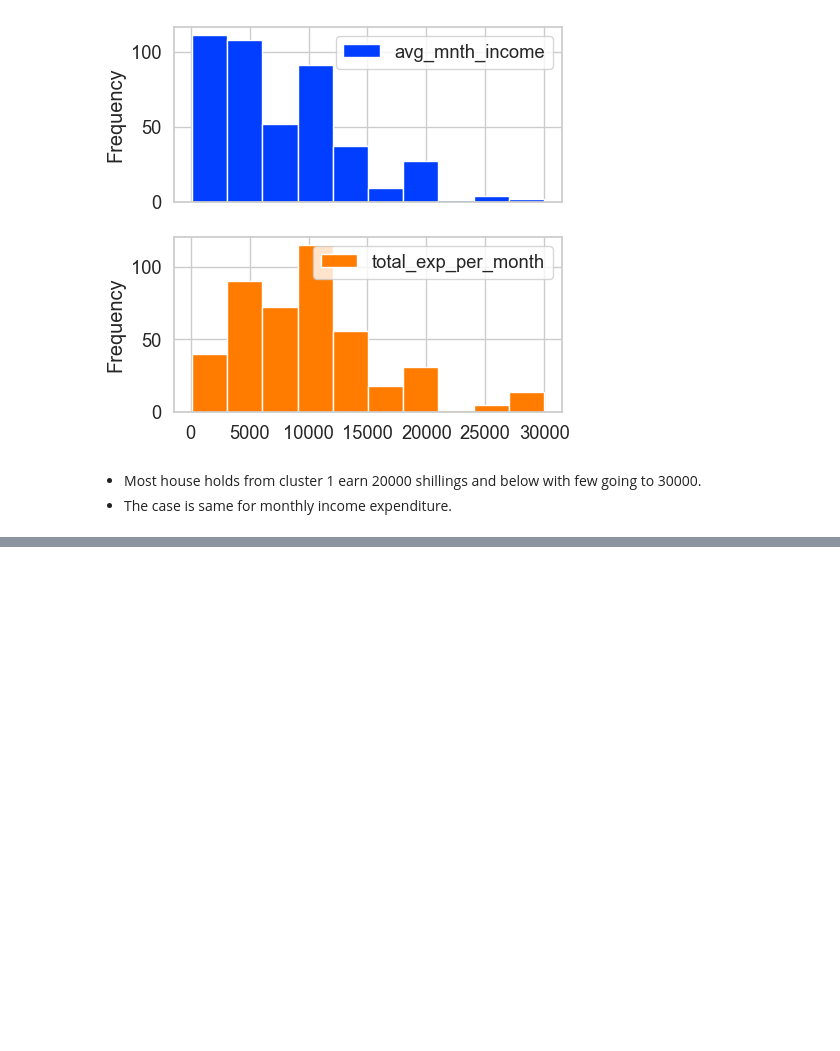
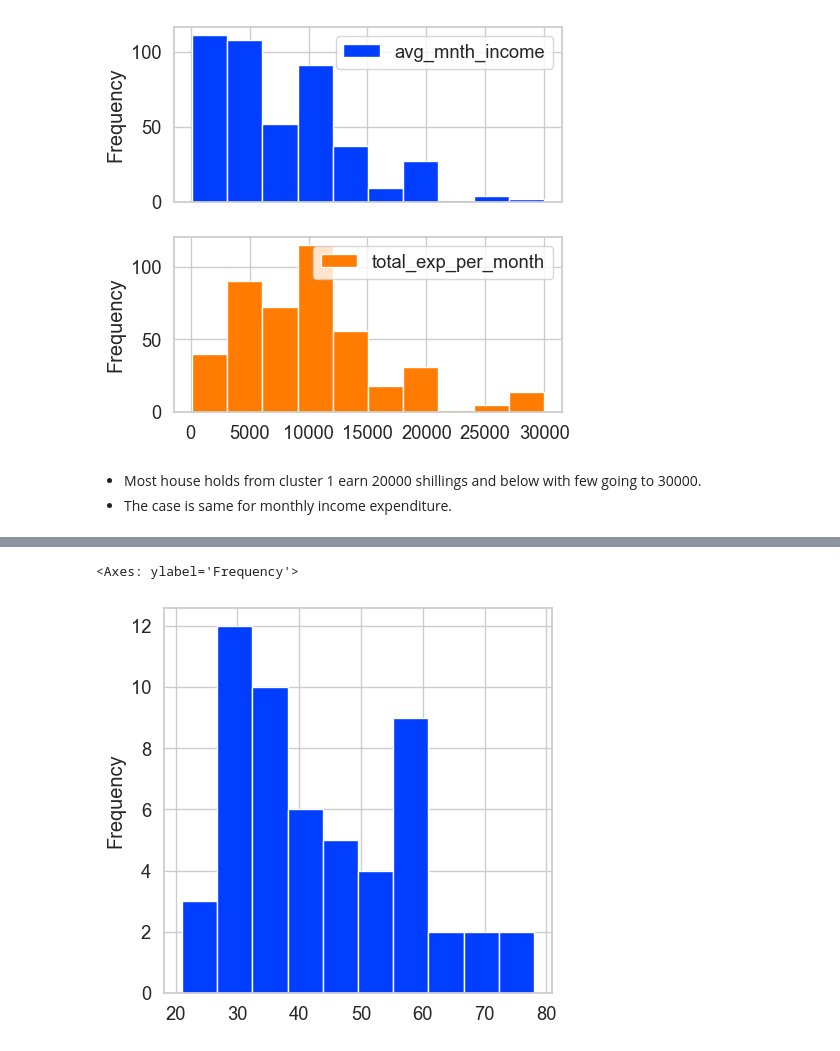
Before and after one commit to BonfaceGabriel/Insurance-prediction, a Jupyter notebook: test.ipynb, the cells around one changed output, grey strips where cells are left out. Saved outputs shown, nothing was run; the diff lists cells and outputs as text; code cells hidden in the pictures; blank space fills up the shorter version.

Commit message:
Cluster 1 and 2 analysis

```diff
--- a/test.ipynb
+++ b/test.ipynb
@@ -849,0 +867,5 @@ Name: count, dtype: int64
+# %%
+cluster2['age_of_respondent'].plot(kind='hist')
+# %% [output]
+<Axes: ylabel='Frequency'>
+[figure, added]
```
Also changed, not shown: parts of 15 cells of this notebook.
